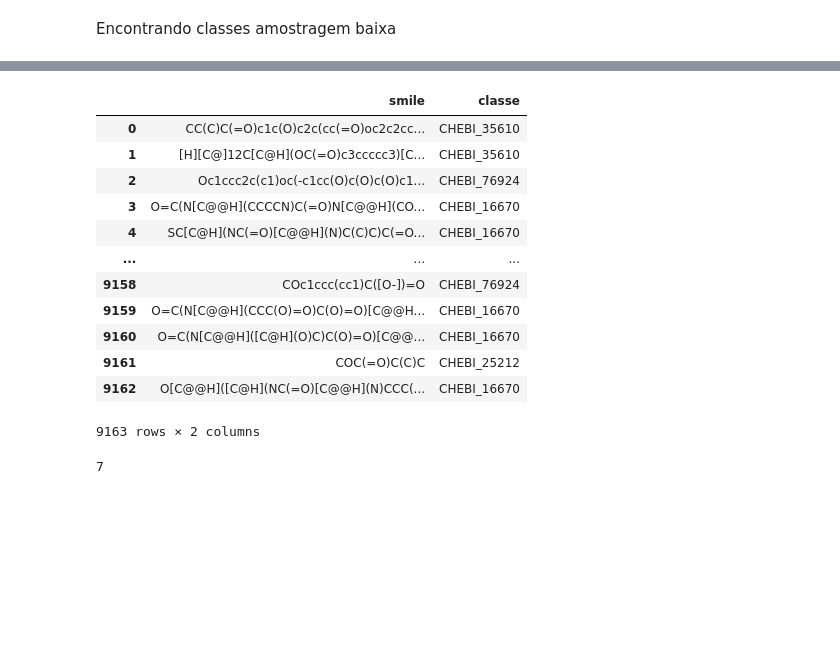
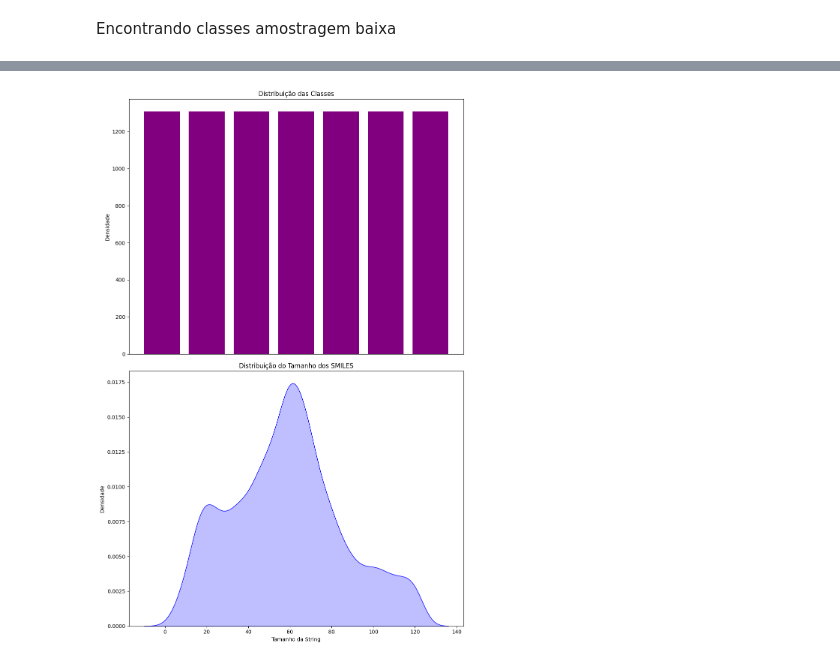
Before and after one commit to barbieriht/Smiles-cGAN, a Jupyter notebook: important_files/data_process.ipynb, the cells around one changed output, grey strips where cells are left out. Saved outputs shown, nothing was run; the diff lists cells and outputs as text; code cells hidden in the pictures; blank space fills up the shorter version.

```diff
--- a/important_files/data_process.ipynb
+++ b/important_files/data_process.ipynb
@@ -344,31 +220,52 @@ min_class_count = almost_final_df['classe'].value_counts().min()
 
 grouped_df = almost_final_df.groupby('classe', group_keys=False)
 
-balanced_df = grouped_df.apply(lambda x: x.sample(min_class_count))
+full_df = grouped_df.apply(lambda x: x.sample(min_class_count))
 
-balanced_df = balanced_df.sample(frac=1).reset_index(drop=True)
+full_df = full_df.sample(frac=1)
 
-balanced_df
+full_df.reset_index(drop=True, inplace=True)
+
+to_txt = full_df[['smile', 'classe']]
+
+# with open('dense_chebi_selected_smiles.txt', 'w') as f:
+#     for i, row in to_txt.iterrows():
+#         f.write(f"{row['smile']} {row['classe']}\n")
+# f.close()
-# %% [output]
-|  | smile | classe |
-| 0 | CC(C)C(=O)c1c(O)c2c(cc(=O)oc2c2cc... | CHEBI_35610 |
-| 1 | [H][C@]12C[C@H](OC(=O)c3ccccc3)[C... | CHEBI_35610 |
-| 2 | Oc1ccc2c(c1)oc(-c1cc(O)c(O)c(O)c1... | CHEBI_76924 |
-| 3 | O=C(N[C@@H](CCCCN)C(=O)N[C@@H](CO... | CHEBI_16670 |
-| 4 | SC[C@H](NC(=O)[C@@H](N)C(C)C)C(=O... | CHEBI_16670 |
-| ... | ... | ... |
-| 9158 | COc1ccc(cc1)C([O-])=O | CHEBI_76924 |
-| 9159 | O=C(N[C@@H](CCC(O)=O)C(O)=O)[C@@H... | CHEBI_16670 |
-| 9160 | O=C(N[C@@H]([C@H](O)C)C(O)=O)[C@@... | CHEBI_16670 |
-| 9161 | COC(=O)C(C)C | CHEBI_25212 |
-| 9162 | O[C@@H]([C@H](NC(=O)[C@@H](N)CCC(... | CHEBI_16670 |
-9163 rows × 2 columns
-# %%
-len(balanced_df['classe'].unique())
-# %% [output]
-7
-# %%
-with open('chebi_selected_smiles.txt', 'w') as f:
-    for i, row in balanced_df.iterrows():
-        f.write(f"{row['smile']} {row['classe']}\n")
-f.close()
+# %%
+contagem = Counter(full_df['classe'].explode())
+full_df['string_size'] = full_df['smile'].apply(len)
+new_data = []
+for row in full_df['classe']:
+    new_row = [1 if elem in row else 0 for elem in set_classes]
+    new_data.append(new_row)
+
+one_hot_classes = pd.DataFrame(new_data, columns=set_classes)
+soma_por_linha = one_hot_classes.sum(axis=1)
+
+# Extraindo informações para o gráfico
+categorias, frequencias = zip(*contagem.items())
+
+# Ordenando as categorias com base nas frequências
+categorias_ordenadas, frequencias_ordenadas = zip(*sorted(zip(categorias, frequencias), key=lambda x: x[1], reverse=True))
+
+# Criando uma figura com três subgráficos
+fig, axs = plt.subplots(2, 1, figsize=(10, 15))
+
+axs[0].bar(categorias_ordenadas, frequencias_ordenadas, color='purple')
+axs[0].set_title('Distribuição das Classes')
+axs[0].set_ylabel('Densidade')
+axs[0].set_xticks([])
+
+# Subgráfico 2: Distribuição do Tamanho dos SMILES (usando KDE plot)
+sns.kdeplot(data=full_df['string_size'], fill=True, color='blue', ax=axs[1])
+axs[1].set_title('Distribuição do Tamanho dos SMILES')
+axs[1].set_xlabel('Tamanho da String')
+axs[1].set_ylabel('Densidade')
+
+# Ajustando o layout
+plt.tight_layout()
+
+plt.savefig('sparse_dataset_distribution.png')
+# %% [output]
+[figure, added]
```
Also changed, not shown: parts of 16 cells of this notebook.
